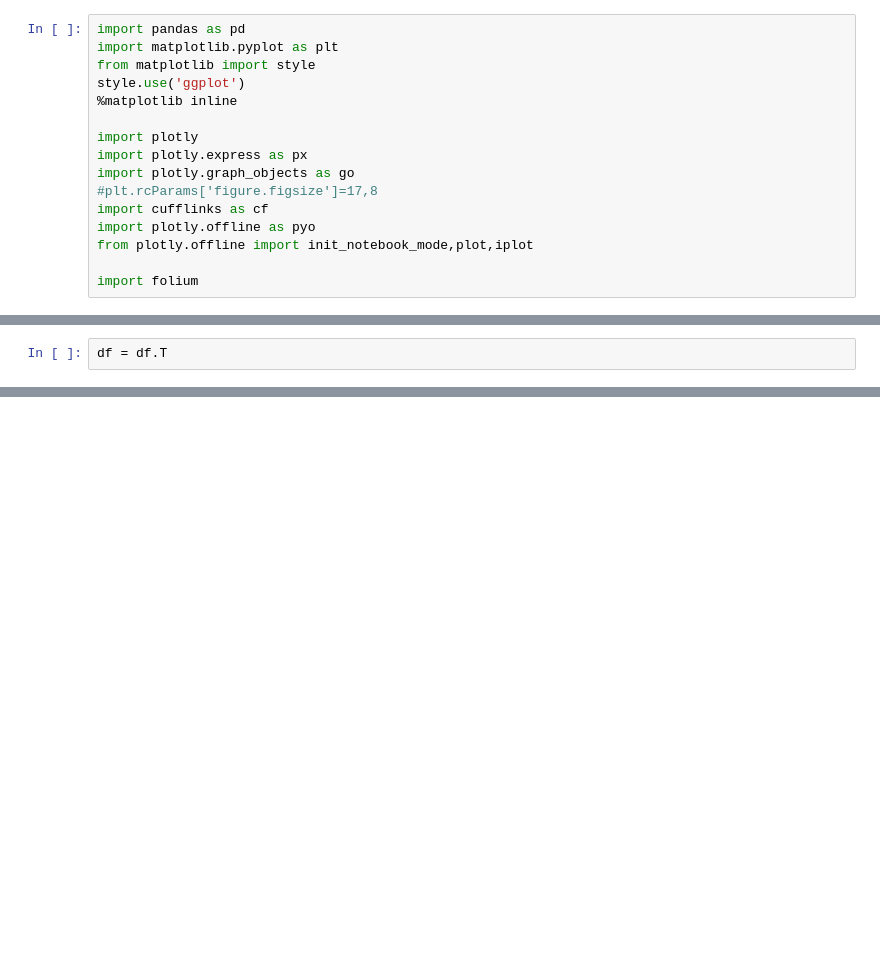
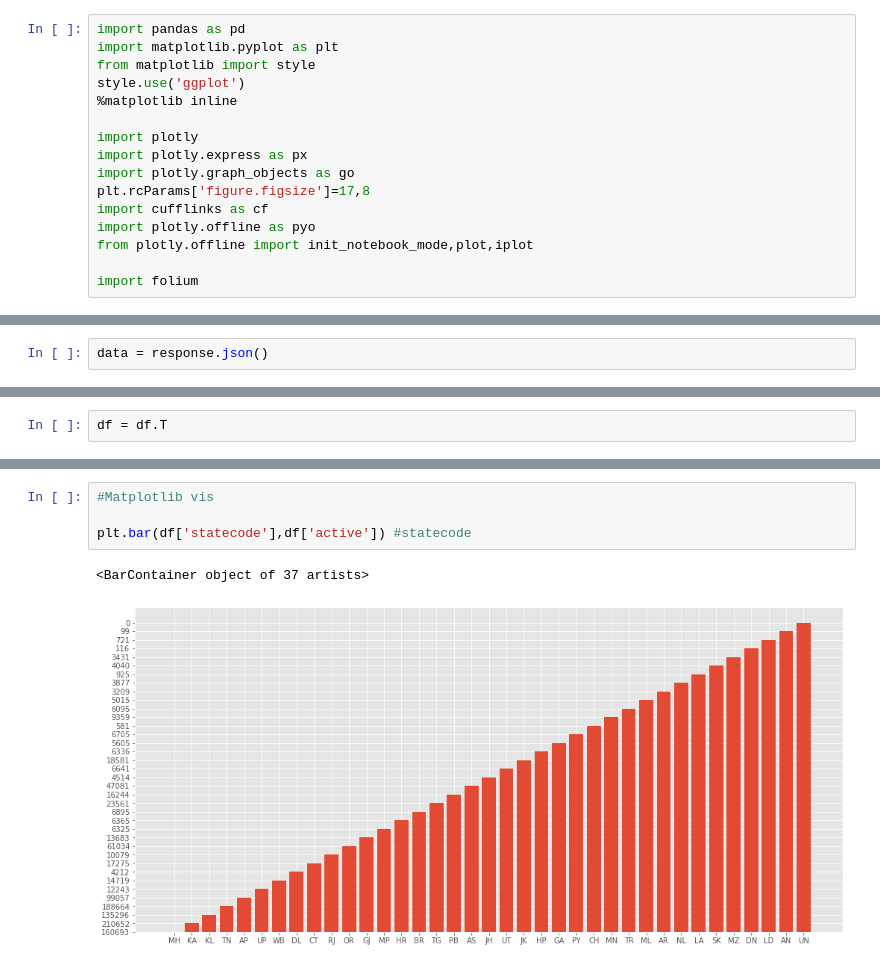
Before and after one commit to Rishiraj-singh7/India-covid-19, a Jupyter notebook: main.ipynb, the cells around one changed output, grey strips where cells are left out. Cells and saved outputs as stored; diff of their text form; blank space fills up the shorter version.

Commit message:
Graphical Represantaion

```diff
--- a/main.ipynb
+++ b/main.ipynb
@@ -8,7 +8,7 @@ style.use('ggplot')
 import plotly
 import plotly.express as px
 import plotly.graph_objects as go
-#plt.rcParams['figure.figsize']=17,8
+plt.rcParams['figure.figsize']=17,8
 import cufflinks as cf
 import plotly.offline as pyo
 from plotly.offline import init_notebook_mode,plot,iplot
@@ -55,2 +35,4 @@ overed': 9}},
+# %%
+data = response.json()
 # %%
 df = pd.DataFrame.from_dict(data['state_wise'])
@@ -96,0 +135,7 @@ del df['lastupdatedtime']
+# %%
+#Matplotlib vis
+
+plt.bar(df['statecode'],df['active']) #statecode
+# %% [output]
+<BarContainer object of 37 artists>
+[figure, added]
```
Also changed, not shown: parts of 16 cells of this notebook.
